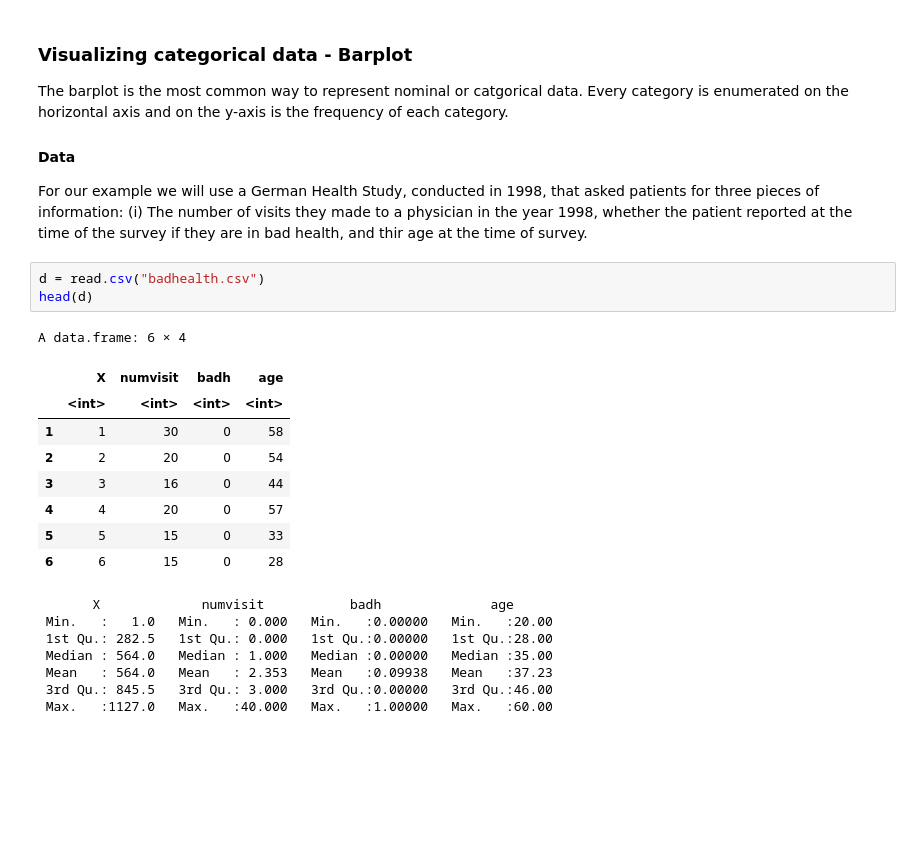
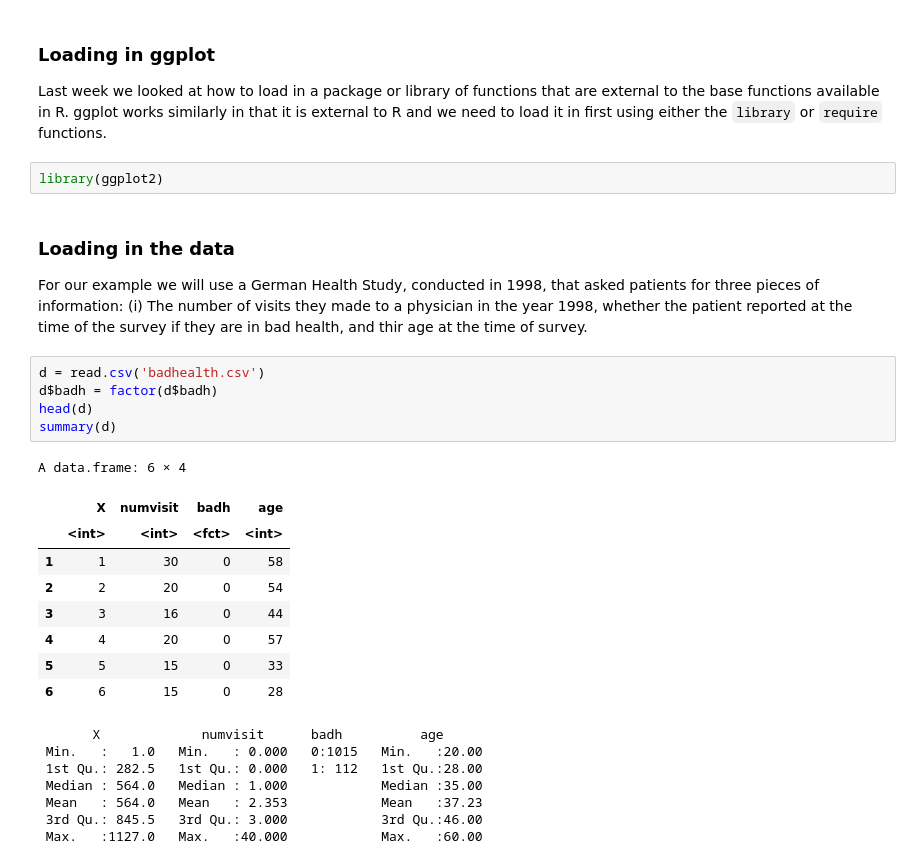
Before and after one commit to computationalUncertaintyLab/2022S_PHDS1, a Jupyter notebook: Lab07/Lab07.ipynb, the cells around one changed output. Cells and saved outputs as stored; diff of their text form; blank space fills up the shorter version.

```diff
--- a/Lab07/Lab07.ipynb
+++ b/Lab07/Lab07.ipynb
@@ -36,28 +87,30 @@ For example, number of virus particles in a patient.
+# %% [markdown]
+### Loading in ggplot
+Last week we looked at how to load in a package or library of functions that are external to the base functions available in R. ggplot works similarly in that it is external to R and we need to load it in first using either the `library` or `require` functions.
+# %%
+library(ggplot2)
 # %% [markdown]
-### Visualizing categorical data - Barplot
-
-The barplot is the most common way to represent nominal or catgorical data.
-Every category is enumerated on the horizontal axis and on the y-axis is the frequency of each category.
-
-#### Data
+### Loading in the data
 For our example we will use a German Health Study, conducted in 1998, that asked patients for three pieces of information: (i) The number of visits they made to a physician in the year 1998, whether the patient reported at the time of the survey if they are in bad health, and thir age at the time of survey.
 # %%
-d = read.csv("badhealth.csv")
+d = read.csv('badhealth.csv')
+d$badh = factor(d$badh)
 head(d)
+summary(d)
 # %% [output]
 A data.frame: 6 × 4
 |  | X | numvisit | badh | age |
-|  | <int> | <int> | <int> | <int> |
+|  | <int> | <int> | <fct> | <int> |
 | 1 | 1 | 30 | 0 | 58 |
 | 2 | 2 | 20 | 0 | 54 |
 | 3 | 3 | 16 | 0 | 44 |
 | 4 | 4 | 20 | 0 | 57 |
 | 5 | 5 | 15 | 0 | 33 |
 | 6 | 6 | 15 | 0 | 28 |
-       X             numvisit           badh              age
- Min.   :   1.0   Min.   : 0.000   Min.   :0.00000   Min.   :20.00
- 1st Qu.: 282.5   1st Qu.: 0.000   1st Qu.:0.00000   1st Qu.:28.00
- Median : 564.0   Median : 1.000   Median :0.00000   Median :35.00
- Mean   : 564.0   Mean   : 2.353   Mean   :0.09938   Mean   :37.23
- 3rd Qu.: 845.5   3rd Qu.: 3.000   3rd Qu.:0.00000   3rd Qu.:46.00
- Max.   :1127.0   Max.   :40.000   Max.   :1.00000   Max.   :60.00
+       X             numvisit      badh          age
+ Min.   :   1.0   Min.   : 0.000   0:1015   Min.   :20.00
+ 1st Qu.: 282.5   1st Qu.: 0.000   1: 112   1st Qu.:28.00
+ Median : 564.0   Median : 1.000            Median :35.00
+ Mean   : 564.0   Mean   : 2.353            Mean   :37.23
+ 3rd Qu.: 845.5   3rd Qu.: 3.000            3rd Qu.:46.00
+ Max.   :1127.0   Max.   :40.000            Max.   :60.00
```
Also changed, not shown: parts of 34 cells of this notebook, 1 other file.
